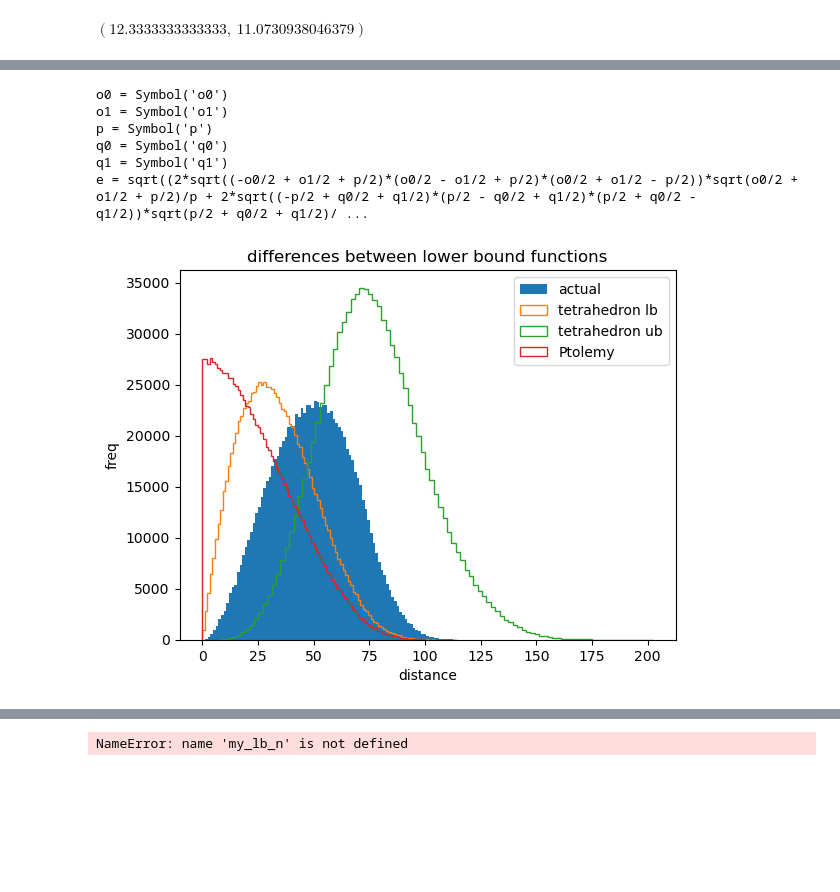
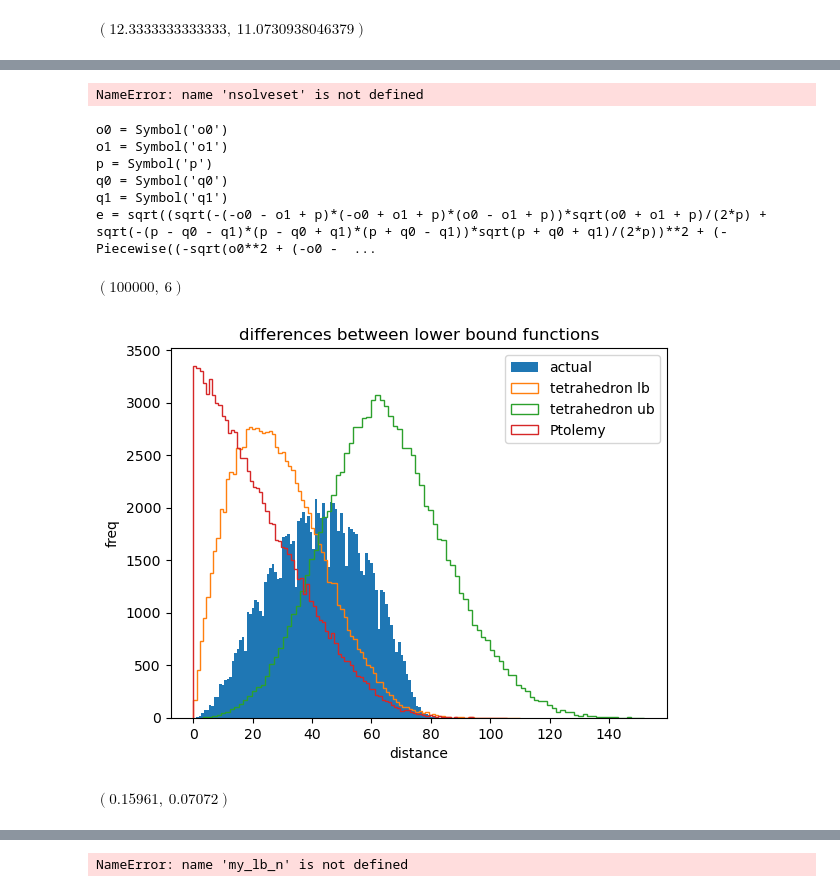
Before and after one commit to DimensionalScoop/metric_spaces, a Jupyter notebook: maths/tetrahedron/tetrahedron.ipynb, the cells around one changed output, grey strips where cells are left out. Drawn from its saved outputs; the diff is of its cells as text; code cells hidden in the pictures; blank space fills up the shorter version.

```diff
--- a/maths/tetrahedron/tetrahedron.ipynb
+++ b/maths/tetrahedron/tetrahedron.ipynb
@@ -51,12 +53,17 @@ h_o = height_over_a.subs({
     a: p, b: o_0, c: o_1
 })
 
-# the height "bisects" the shared base at these lengths:
-m_q0 = sqrt(q_0**2 - h_q**2)
-m_o0 = sqrt(o_0**2 - h_o**2)
+def simplify_height(h):
+    h = simplify(h)
+    h = h.subs(h.args[2],
+                   (h.args[2]).factor()
+               )
+    return h
 
-m_q1 = sqrt(q_1**2 - h_q**2)
-m_o1 = sqrt(o_1**2 - h_o**2)
+# both formulas are the same!
+assert simplify(h_o.subs({o_1:q_1,o_0:q_0}) == h_q)
 
-m_q0, m_o0
+h_q = simplify_height(h_q)
+h_o = simplify_height(h_o)
+h_q
 # %% [output]
@@ -164,3 +198,7 @@ $\displaystyle \frac{0.5 \left(q_{0}^{2} + q_{1}^{2}\right)}{p} > \begin{cases}
+# %%
+nsolveset(dist - 3,o_0, domain=S.Reals)
+# %% [output]
+NameError: name 'nsolveset' is not defined
 # %%
 printing.print_python(dist_ub)
 # %% [output]
@@ -169,12 +207,11 @@ o1 = Symbol('o1')
 p = Symbol('p')
 q0 = Symbol('q0')
 q1 = Symbol('q1')
-e = sqrt((2*sqrt((-o0/2 + o1/2 + p/2)*(o0/2 - o1/2 + p/2)*(o0/2 + o1/2 - p/2))*sqrt(o0/2 + o1/2 + p/2)/p + 2*sqrt((-p/2 + q0/2 + q1/2)*(p/2 - q0/2 + q1/2)*(p/2 + q0/2 - q1/2))*sqrt(p/2 + q0/2 + q1/2)/ ...
+e = sqrt((sqrt(-(-o0 - o1 + p)*(-o0 + o1 + p)*(o0 - o1 + p))*sqrt(o0 + o1 + p)/(2*p) + sqrt(-(p - q0 - q1)*(p - q0 + q1)*(p + q0 - q1))*sqrt(p + q0 + q1)/(2*p))**2 + (-Piecewise((-sqrt(o0**2 + (-o0 -  ...
 # %%
 connor_diff = lambdify([p,q_0, q_1, o_0, o_1], lb - dist, "numpy")
 tetrahedron_lb = lambdify([p,q_0, q_1, o_0, o_1], dist, "numpy")
 tetrahedron_ub = lambdify([p,q_0, q_1, o_0, o_1], dist_ub, "numpy")
-connor_lb = lambdify([p,q_0, q_1, o_0, o_1], lb, "numpy")
 
 def ptolemy_lb(p, q_0, q_1, o_0, o_1):
     diff = np.abs(q_0 * o_1 - q_1 * o_0)
@@ -194,45 +231,58 @@ def _stable_tetrahedron_lb(p_n, q_0_n, q_1_n, o_0_n, o_1_n):
 
 def stable_tetrahedron_lb(p_n, q_0_n, q_1_n, o_0_n, o_1_n):
     return np.asarray(list(_stable_tetrahedron_lb(p_n, q_0_n, q_1_n, o_0_n, o_1_n)), dtype=float)
+# %%
+points[:,p0,:].shape
+# %% [output]
+$\displaystyle \left( 100000, \  6\right)$
 # %%
 # simulate triangles
 import numpy as np
 import matplotlib.pyplot as plt
+from scipy import spatial
 rng = np.random.default_rng()
 
-dist_func = lambda x,y:np.linalg.norm(x-y, axis=-1)
-n_samples= 1000000
+dist_func = lambda x,y: spatial.minkowski_distance(x,y,5)# np.linalg.norm(x-y, axis=-1)
+n_samples= 100000
 dim = 3
 points = rng.integers(-37,38, size=[n_samples, 4, dim])
 p0,p1,q,o = 0,1,2,3
 dists_p = dist_func(points[:,p0,:], points[:,p1,:])
 dists_q0 = dist_func(points[:,p0,:], points[:,q,:])
 dists_q1 = dist_func(points[:,p1,:], points[:,q,:])
 dists_o0 = dist_func(points[:,p0,:], points[:,o,:])
 dists_o1 = dist_func(points[:,p1,:], points[:,o,:])
 dists_target = dist_func(points[:,q,:], points[:,o,:])
 
 args = np.vstack((dists_p, dists_q0, dists_q1, dists_o0, dists_o1))
 tet_lb = tetrahedron_lb(*args)
 tet_ub = tetrahedron_ub(*args)
 pto_n = ptolemy_lb(*args)
 connors_lb_n = connor_lb(*args)
 connors_lb_n = np.clip(connors_lb_n, -10, 200)
 
 bins = 100
 plt.hist(dists_target,  bins=bins, label="actual")
 plt.hist(tet_lb, bins=bins, histtype="step", label="tetrahedron lb")
 plt.hist(tet_ub, bins=bins, histtype="step", label="tetrahedron ub")
 plt.hist(pto_n, bins=bins, histtype="step", label="Ptolemy")
 #plt.hist(connors_lb_n, bins=bins, histtype="step", label="connor")
 
 plt.title("differences between lower bound functions")
 plt.xlabel("distance")
 plt.ylabel("freq")
 plt.legend()
 plt.show()
 # %% [output]
-[figure, old version]
+[figure, new version]
+# %%
+def violations(lb):
+    return (dists_target < lb).sum() / len(dists_target)
+violations_tet = violations(tet_lb)
+violations_pto = violations(pto_n)
+violations_tet, violations_pto
+# %% [output]
+$\displaystyle \left( 0.15961, \  0.07072\right)$
 # %%
 plt.hist(pto_n - tet_lb, bins=100);
 # %% [output]
```
Also changed, not shown: parts of 14 cells of this notebook, 7 other files.
